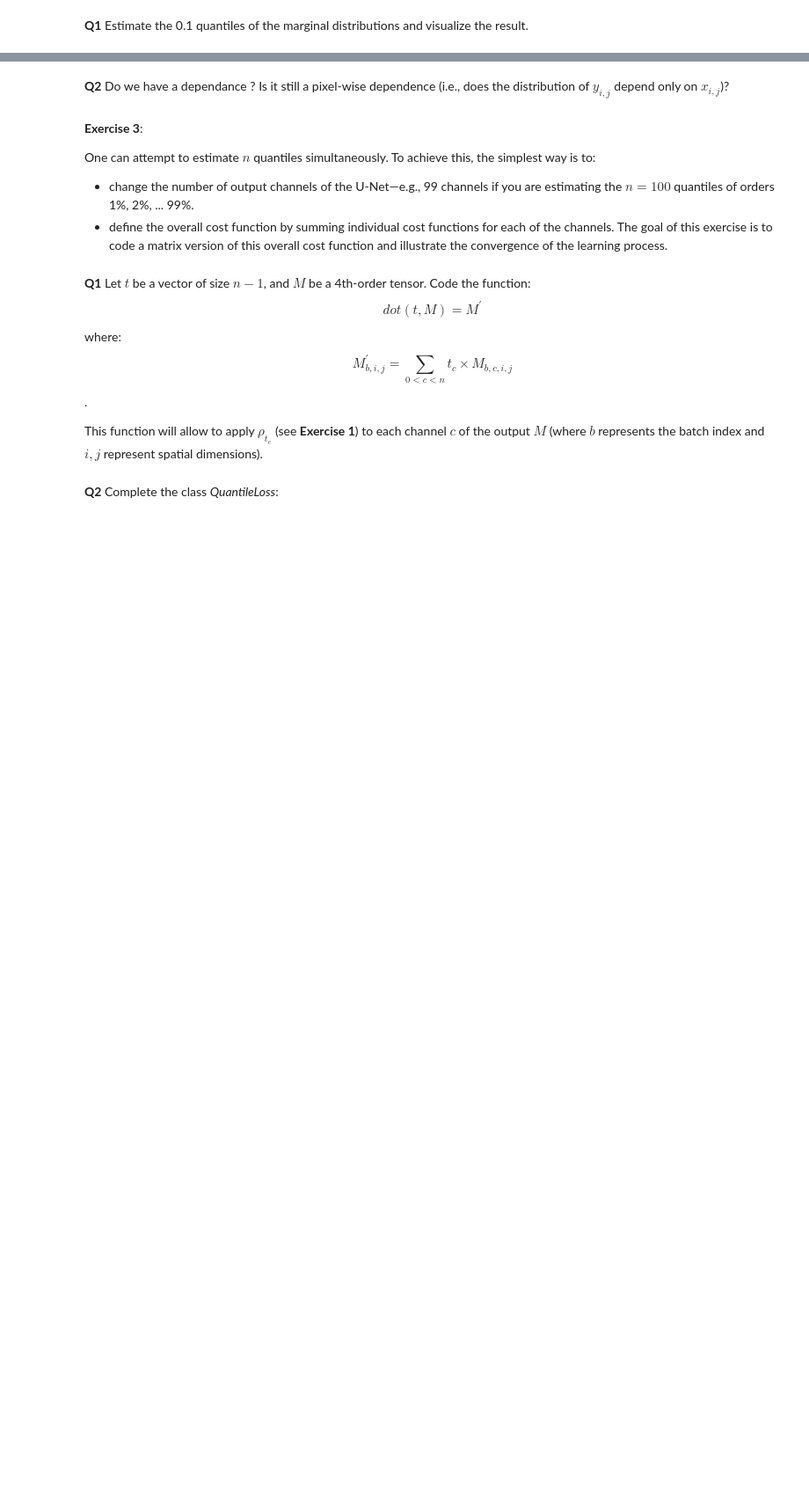
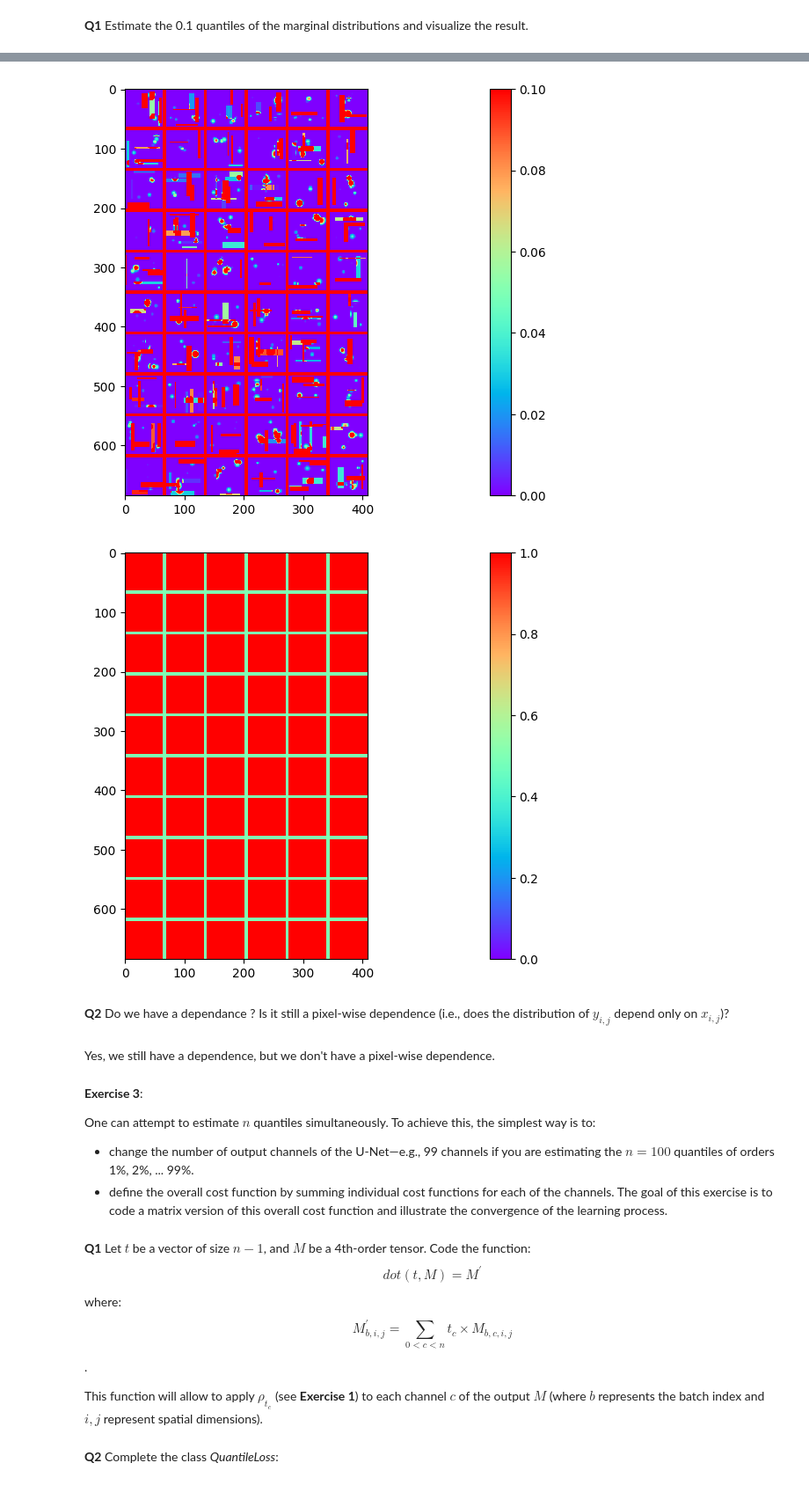
Before and after one commit to BryanBradfo/ml-student, a Jupyter notebook: TP5/TP5_part1.ipynb, the cells around one changed output, grey strips where cells are left out. Shown at 88% size. Saved outputs shown, nothing was run; the diff lists cells and outputs as text; code cells hidden in the pictures; blank space fills up the shorter version.

```diff
--- a/TP5/TP5_part1.ipynb
+++ b/TP5/TP5_part1.ipynb
@@ -254,5 +302,29 @@ voir_batch2D(target, 6, fig1, k=0, min_scale=0,max_scale=5)
+# %%
+
+fcn.eval()
+
+output = fcn(input.cuda())
+
+# output
+m = torch.distributions.normal.Normal(input**2, 0.2*input+0.00001, validate_args=None)
+quantiles = m.icdf(0*input + 0.1) #inverse cumulative distribution function
+
+quantiles = quantiles.cpu()
+# probabilité de Yij (de réel) : marginal
+fig2 = plt.figure(2,figsize=(36, 6))
+voir_batch2D(quantiles, 6, fig2, k=0, min_scale=0,max_scale=0.1) #1er décile (ground truth)
+
+fig3 = plt.figure(3,figsize=(36, 6))
+voir_batch2D(output.detach().cpu() - quantiles, 6, fig3, k=0, min_scale=-0,max_scale=1) #sorties - ground_truth
+
+# j'aurai très bien pu esimer un écart type avec une fonction de coût
+# %% [output]
+[figure, added]
+[figure, added]
 # %% [markdown]
 **Q2** Do we have a dependance ? Is it still a pixel-wise dependence (i.e., does the distribution of $y_{i,j}$ depend only on $x_{i,j}$)?
+# %% [markdown]
+Yes, we still have a dependence, but we don't have a pixel-wise dependence.
 # %% [markdown]
 **Exercise 3**:
 
```
Also changed, not shown: parts of 9 cells of this notebook.
